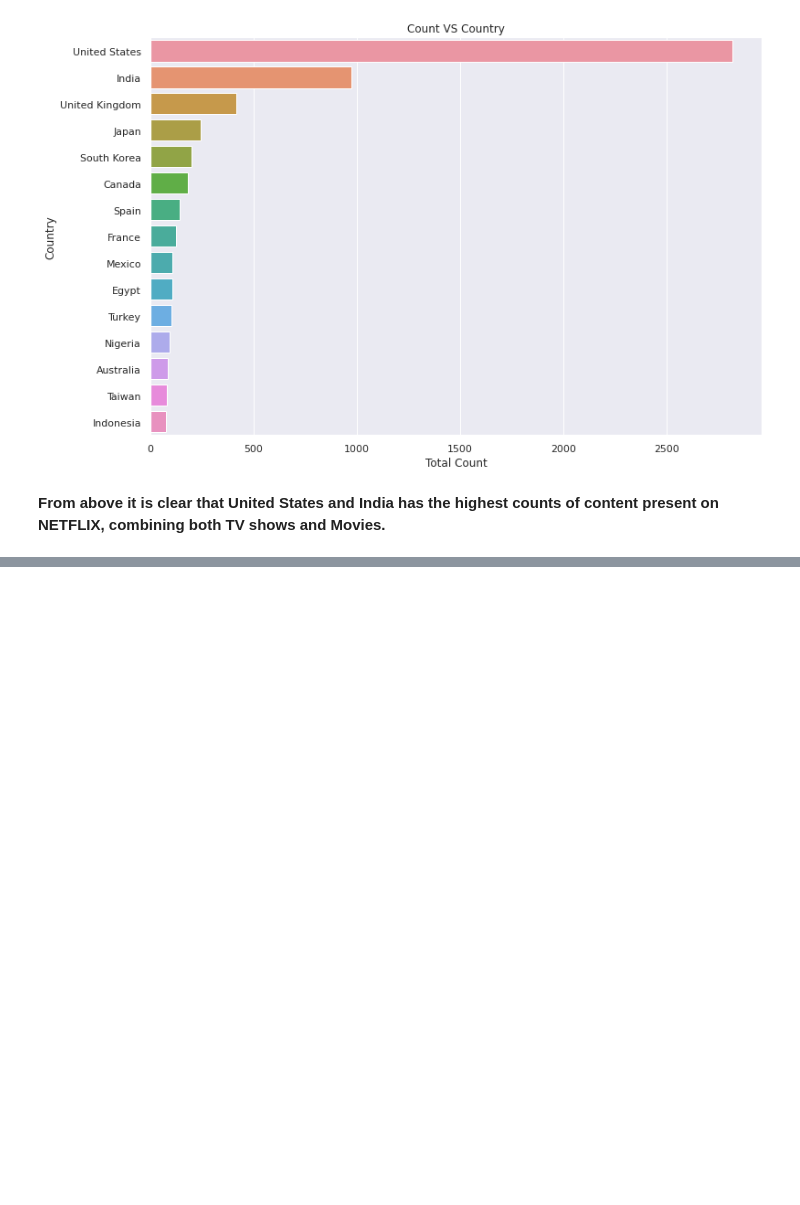
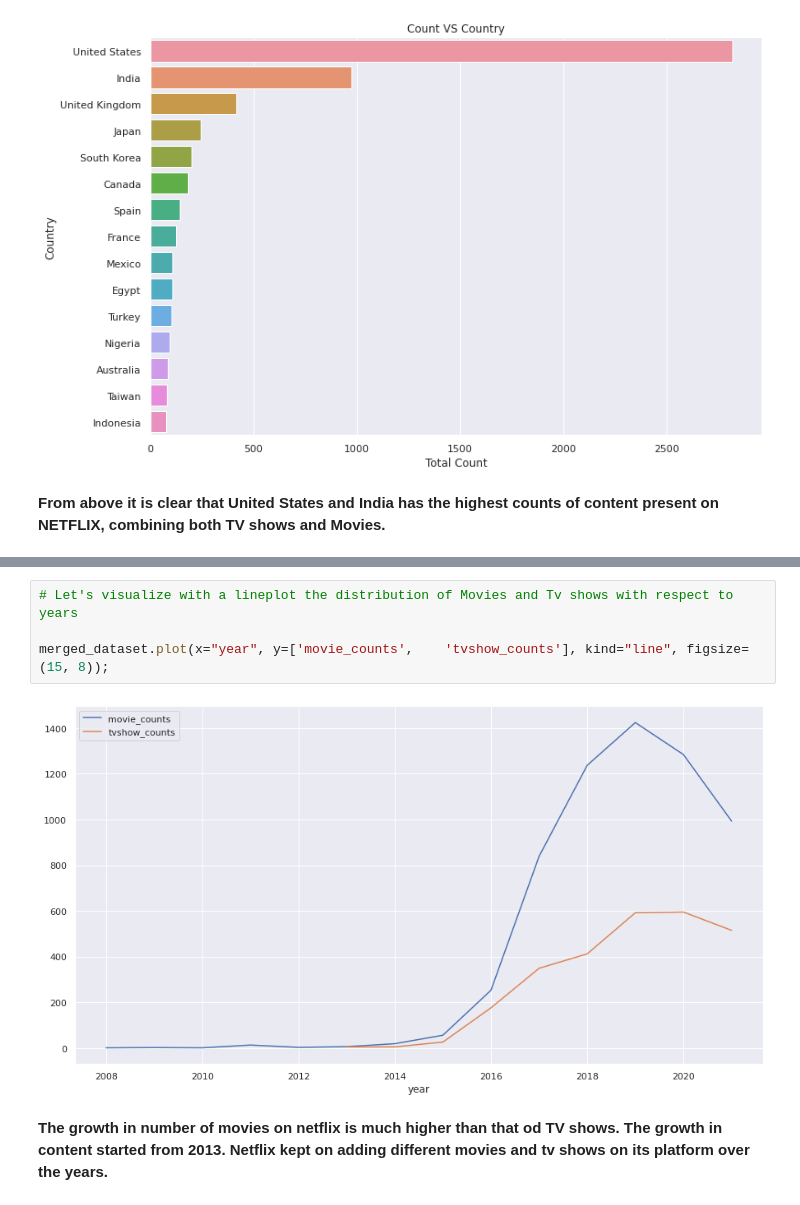
Before and after one commit to Kousikdutta1/Netflix-Shows-and-Movies-Dataset-Analysis, a Jupyter notebook: Netflix_Data_Analysis.ipynb, the cells around one changed output, grey strips where cells are left out. Cells and saved outputs as stored; diff of their text form; blank space fills up the shorter version.

```diff
--- a/Netflix_Data_Analysis.ipynb
+++ b/Netflix_Data_Analysis.ipynb
@@ -478,0 +689,8 @@ plt.show()
+# %%
+# Let's visualize with a lineplot the distribution of Movies and Tv shows with respect to years
+
+merged_dataset.plot(x="year", y=['movie_counts',	'tvshow_counts'], kind="line", figsize=(15, 8));
+# %% [output]
+[figure, added]
+# %% [markdown]
+**The growth in number of movies on netflix is much higher than that od TV shows. The growth in content started from 2013. Netflix kept on adding different movies and tv shows on its platform over the years.**
```
Also changed, not shown: parts of 28 cells of this notebook.
